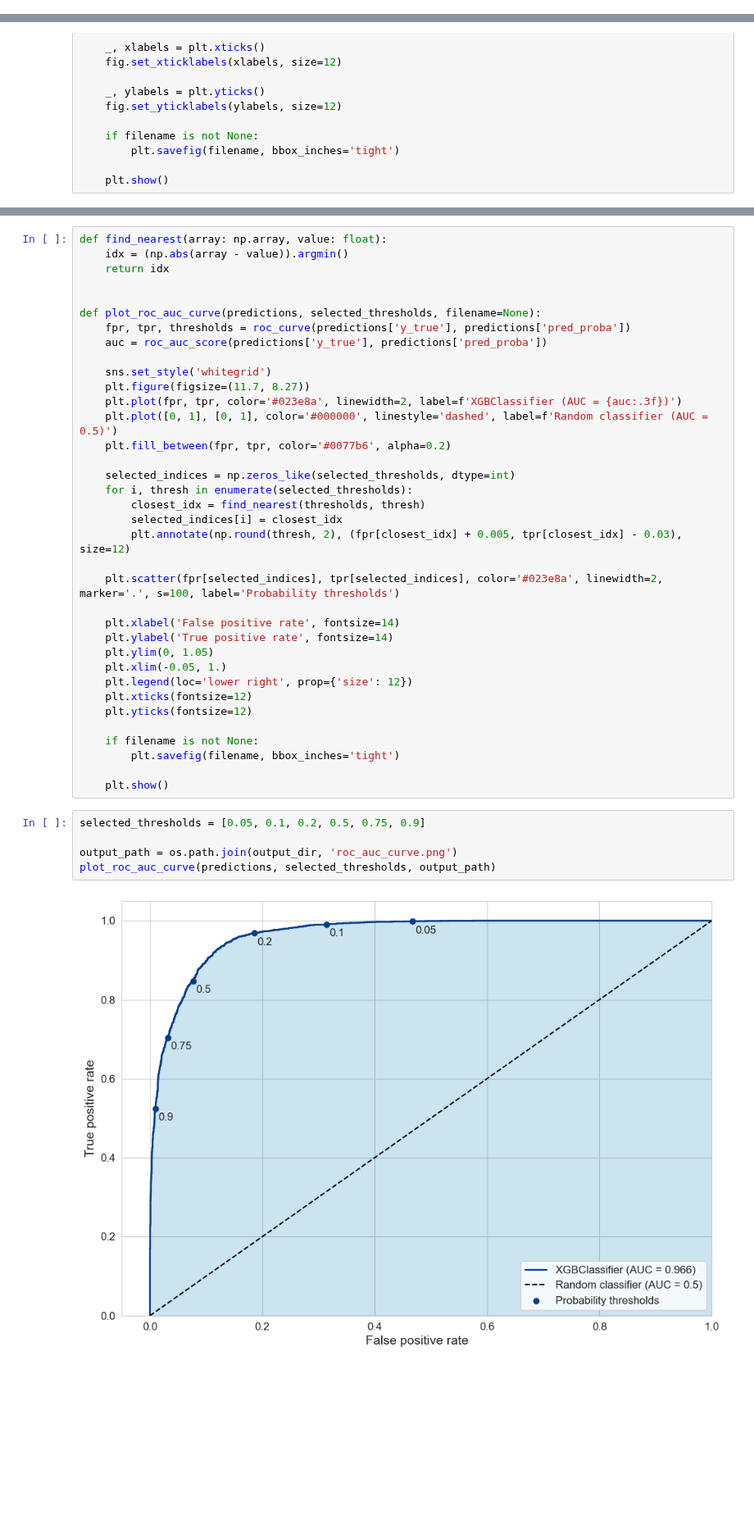
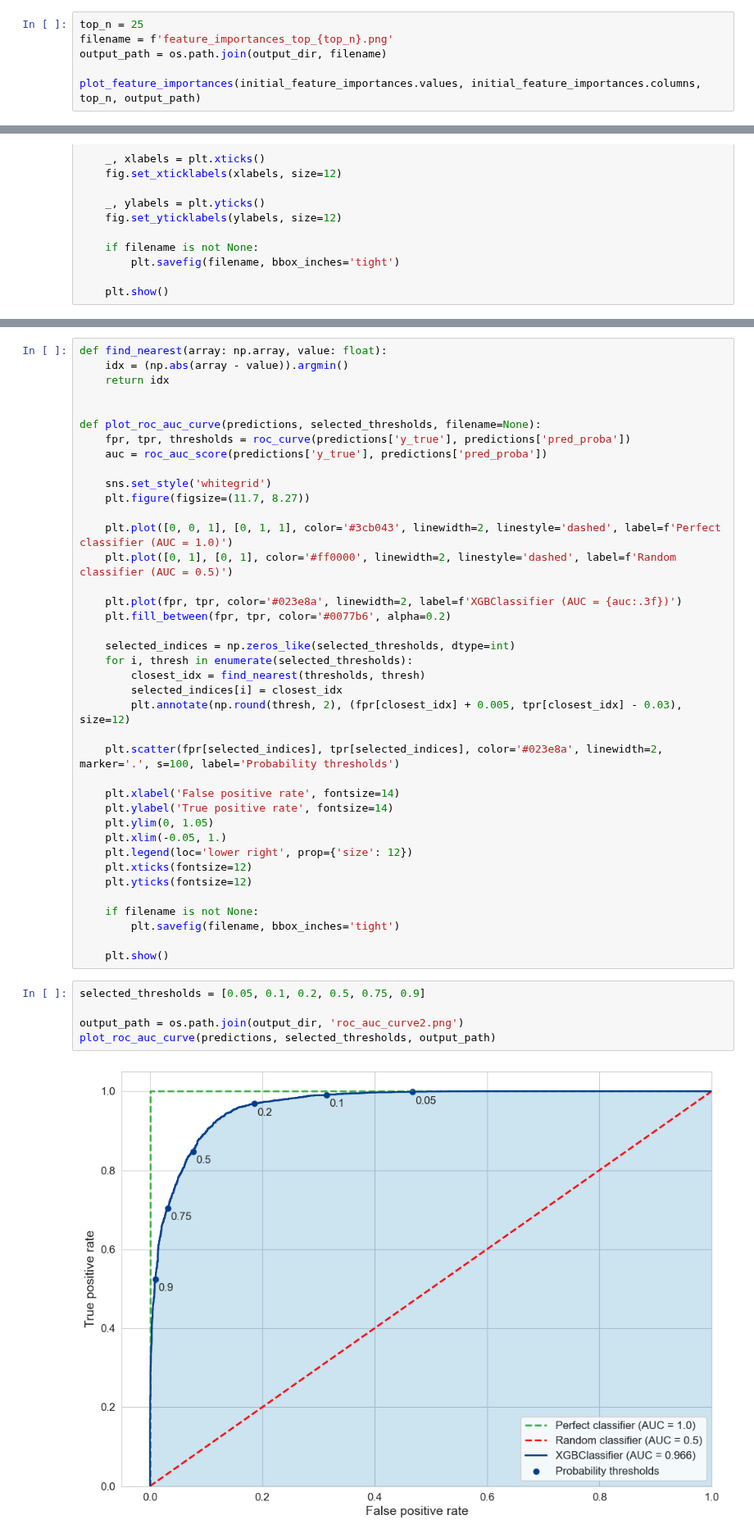
Before and after one commit to CyperStone/cancer-stage-prediction, a Jupyter notebook: notebooks/results_for_publication.ipynb, the cells around one changed output, grey strips where cells are left out. Shown at 82% size. Saved outputs shown, nothing was run; the diff lists cells and outputs as text; blank space fills up the shorter version.

```diff
--- a/notebooks/publication_figures.ipynb
+++ b/notebooks/results_for_publication.ipynb
@@ -66,0 +149,6 @@ memory usage: 51.8+ KB
+# %%
+top_n = 25
+filename = f'feature_importances_top_{top_n}.png'
+output_path = os.path.join(output_dir, filename)
+
+plot_feature_importances(initial_feature_importances.values, initial_feature_importances.columns, top_n, output_path)
@@ -190,8 +280,11 @@ def plot_roc_auc_curve(predictions, selected_thresholds, filename=None):
 
     sns.set_style('whitegrid')
     plt.figure(figsize=(11.7, 8.27))
+
+    plt.plot([0, 0, 1], [0, 1, 1], color='#3cb043', linewidth=2, linestyle='dashed', label=f'Perfect classifier (AUC = 1.0)')
+    plt.plot([0, 1], [0, 1], color='#ff0000', linewidth=2, linestyle='dashed', label=f'Random classifier (AUC = 0.5)')
+
     plt.plot(fpr, tpr, color='#023e8a', linewidth=2, label=f'XGBClassifier (AUC = {auc:.3f})')
-    plt.plot([0, 1], [0, 1], color='#000000', linestyle='dashed', label=f'Random classifier (AUC = 0.5)')
     plt.fill_between(fpr, tpr, color='#0077b6', alpha=0.2)
 
     selected_indices = np.zeros_like(selected_thresholds, dtype=int)
@@ -217,10 +310,10 @@ def plot_roc_auc_curve(predictions, selected_thresholds, filename=None):
 # %%
 selected_thresholds = [0.05, 0.1, 0.2, 0.5, 0.75, 0.9]
 
-output_path = os.path.join(output_dir, 'roc_auc_curve.png')
+output_path = os.path.join(output_dir, 'roc_auc_curve2.png')
 plot_roc_auc_curve(predictions, selected_thresholds, output_path)
 # %% [output]
-[figure, old version]
+[figure, new version]
 # %%
 def plot_confusion_matrix(predictions, labels, filename=None):
     cm = confusion_matrix(predictions['y_true'], predictions['y_pred'], normalize='all')
```
Also changed, not shown: parts of 8 cells of this notebook.
